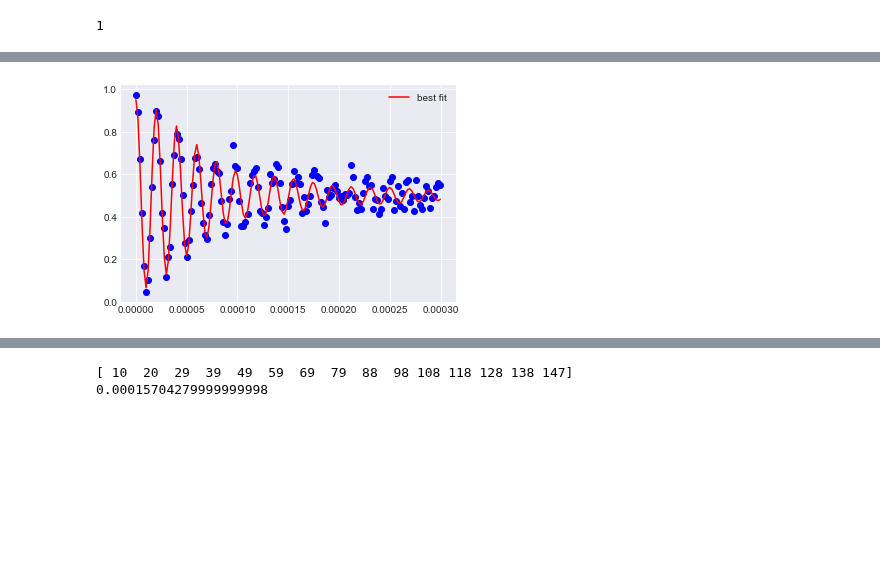
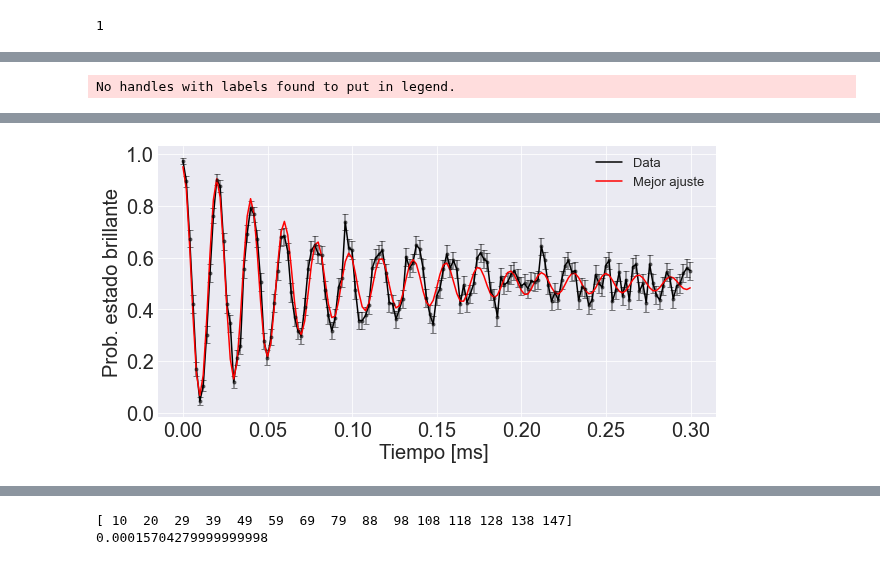
Before and after one commit to LunaKadysz/Laboratorio-4, a Jupyter notebook: PracticaEspecial/Rabi/PlotDatarawData.ipynb, the cells around one changed output, grey strips where cells are left out. Drawn from its saved outputs; the diff is of its cells as text; code cells hidden in the pictures; blank space fills up the shorter version.

```diff
--- a/PracticaEspecial/Rabi/PlotDatarawData.ipynb
+++ b/PracticaEspecial/Rabi/PlotDatarawData.ipynb
@@ -565,8 +579,8 @@ dict_keys(['3', '7', '73', '76', '79', '80', '83'])
 # %%
 %matplotlib inline
 
-data = dict_['3']
-plt.figure()
+data = dicts[-1]['3']
+plt.figure(figsize=(10,5))
 entries, bin_edges, patches = plt.hist((data-offset)/escala,bins=int(max(data)/4))
 x = np.delete(bin_edges,0,0)
 y = entries
@@ -593,7 +607,7 @@ plt.scatter(x[peaks[-1]],blurred[peaks[-1]]/5,color='green')
 corte = peaks[-2:-1] + int((peaks[-1]-peaks[-2:-1])/2)
 thresholds[file] = x[corte]-5
 plt.axvline(x[corte]-5,color='red',label='Peaks Mean',ls='dashed')
-plt.legend()
+plt.legend(fontsize=12)
 #fig.savefig(f'figs/{file}.png')
 #parameters_[file] = param
 # %% [output]
@@ -617,12 +631,13 @@ t1= []
 plt.figure(figsize=(10,5))
 thresh = thresholds['83'][0]
 for i,col in enumerate(f):
-    col = np.squeeze(np.asarray(col))
+    col = np.squeeze(np.asarray(col)).astype(np.float)
     N = int(len(col))
 
     if i % 2 == 0:
         t0.append(col[0])
         col = np.delete(col,0)
+        print(len(col))
         #aplicarle la transformacion a col aca. col = (col - offset)/ escala ??
         col = (col-offset)/escala
         brill = [c for c in col if c>thresh-5]
@@ -670,52 +708,31 @@ w0 estimado:[(53011.78127497289, 9.625227046784833)]
 # %%
 #TRACE 0
-eta = 0.07 #lo dijo Christian en la clase
-from scipy.special import comb
-from scipy.special import genlaguerre
-
-#Temperatura
-def Temp(m):
-    T=2*np.pi*6.62607015e-34*1e6/1.38e-23*(1/np.log((m+1)/m))
-    return T
-
-
-def Lag(n):
-    c = genlaguerre(n, 0)(eta**2)
-
-    return c
-
-#  n barra ---> m
-
-def RabiModel(t,m,omega0,gamma):
-    n_max = 40
-    eta=0.07
-    Pn = 0
-    suma=[]
-    for n in range(n_max):
-        L = Lag(n)
-        freq = omega0 * np.exp(-eta**2/2) * L
-        Pn = (m**n/((m+1)**(n+1)))*np.cos(freq * t ) # No sabia si era lo mismo asi que lo cambie jaja
-        suma.append(Pn)
-    P = (1+sum(suma)*np.exp(-gamma*t))/2
-    return P
-
+from lmfit import Model
 mod = Model(RabiModel)
 pars = mod.make_params()
 print(pars)
 
-pars['m'].set(16, min = 0)
-pars['omega0'].set(53000,min = 0)
-pars['gamma'].set(10000,min = 0)
+pars['m'].set(0.9, min = 0)
+pars['omega0'].set(530000)
+pars['gamma'].set(30000)
 
+t0 = np.array(t0)
 
 result = mod.fit(trace_0, pars, t=t0)
 
 print(result.fit_report())
-plt.figure()
-plt.plot(t0, trace_0, 'bo')
+plt.figure(figsize=(10,5))
+plt.ylabel(r'Prob. estado brillante',fontsize=20)
+plt.xlabel(r'Tiempo [ms] ',fontsize=20)
+plt.tick_params(axis="x", labelsize=20)
+plt.tick_params(axis="y", labelsize=20)
+plt.legend(fontsize=15)
+
+plt.plot(t0*1000, trace_0, 'k',label='Data')
+plt.errorbar(np.array(t0)*1000,trace_0, yerr = error_0, fmt='.k',linewidth = 1.5, color = "black", alpha = 0.5, capsize = 3)
 #plt.plot(t0, result.init_fit, 'k--', label='initial fit')
-plt.plot(t0, result.best_fit, 'r-', label='best fit')
-plt.legend(loc='best')
+plt.plot(t0*1000, result.best_fit, 'r-', label='Mejor ajuste')
+plt.legend(loc='best',fontsize=13)
 plt.show()
 # %% [output]
 Parameters([('m', <Parameter 'm', value=-inf, bounds=[-inf:inf]>), ('omega0', <Parameter 'omega0', value=-inf, bounds=[-inf:inf]>), ('gamma', <Parameter 'gamma', value=-inf, bounds=[-inf:inf]>)])
@@ -740,0 +739 @@ Parameters([('m', <Parameter 'm', value=-inf, bounds=[-inf:inf]>), ('omega0', <P
+No handles with labels found to put in legend.
@@ -741 +759 @@ Parameters([('m', <Parameter 'm', value=-inf, bounds=[-inf:inf]>), ('omega0', <P
-[figure, old version]
+[figure, new version]
```
Also changed, not shown: parts of 31 cells of this notebook.
